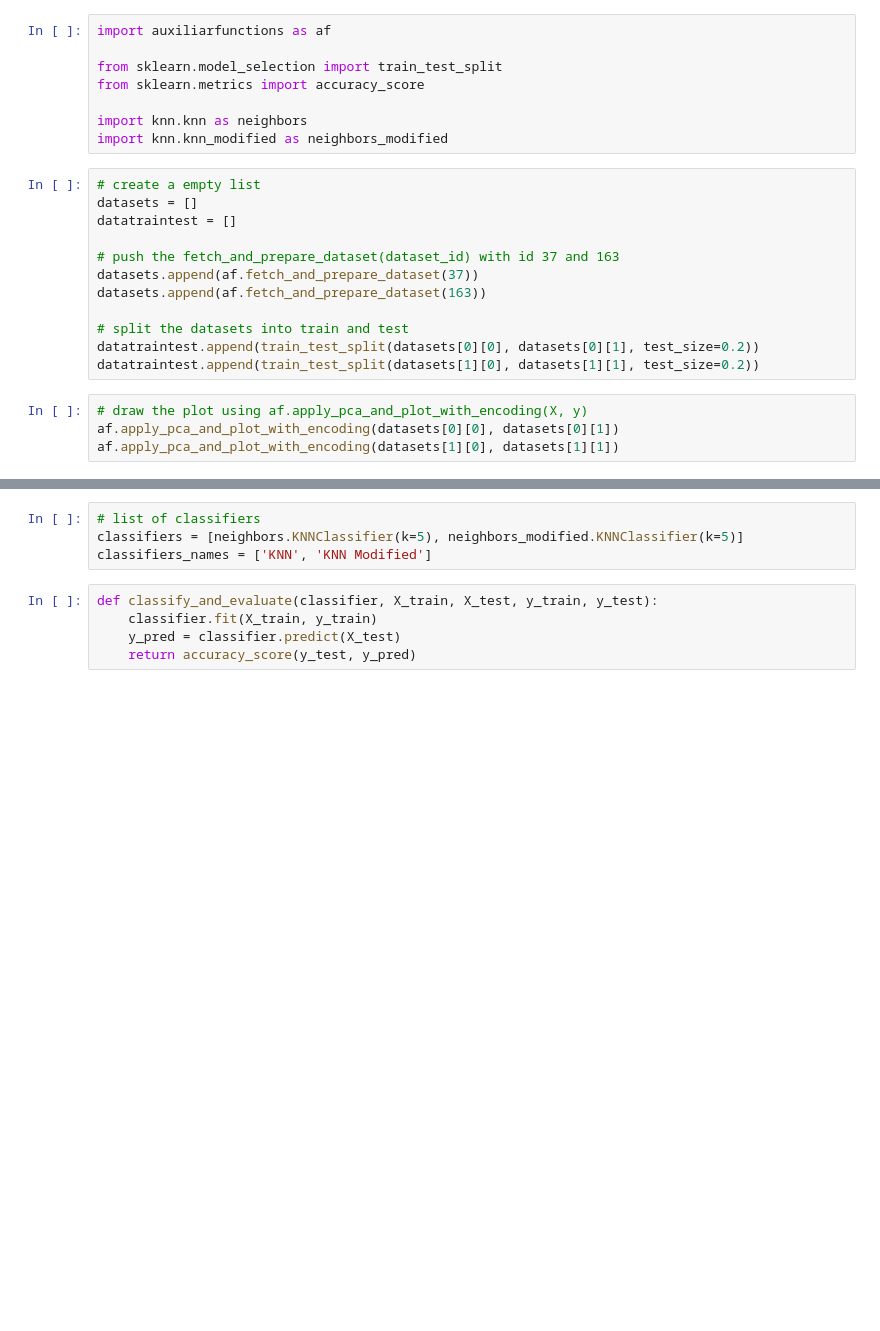
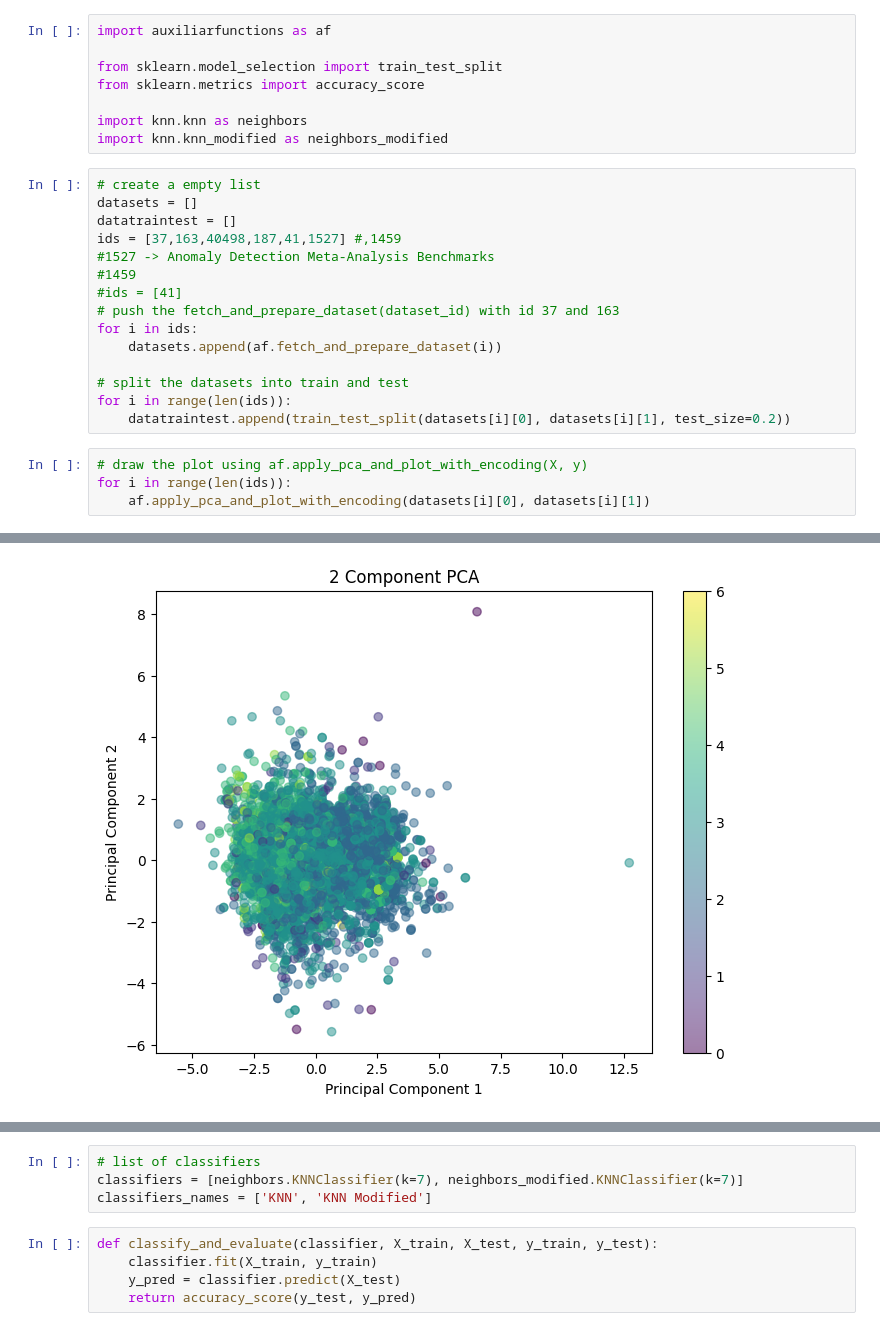
Before and after one commit to franciscoribeiro2003/KNN-NearestNeighbourVariation, a Jupyter notebook: Notebook.ipynb, the cells around one changed output, grey strips where cells are left out. Drawn from its saved outputs; the diff is of its cells as text; blank space fills up the shorter version.

```diff
--- a/Notebook.ipynb
+++ b/Notebook.ipynb
@@ -10,18 +10,22 @@ import knn.knn_modified as neighbors_modified
 # create a empty list
 datasets = []
 datatraintest = []
-
+ids = [37,163,40498,187,41,1527] #,1459
+#1527 -> Anomaly Detection Meta-Analysis Benchmarks
+#1459
+#ids = [41]
 # push the fetch_and_prepare_dataset(dataset_id) with id 37 and 163
-datasets.append(af.fetch_and_prepare_dataset(37))
-datasets.append(af.fetch_and_prepare_dataset(163))
+for i in ids:
+    datasets.append(af.fetch_and_prepare_dataset(i))
 
 # split the datasets into train and test
-datatraintest.append(train_test_split(datasets[0][0], datasets[0][1], test_size=0.2))
-datatraintest.append(train_test_split(datasets[1][0], datasets[1][1], test_size=0.2))
+for i in range(len(ids)):
+    datatraintest.append(train_test_split(datasets[i][0], datasets[i][1], test_size=0.2))
 # %%
 # draw the plot using af.apply_pca_and_plot_with_encoding(X, y)
-af.apply_pca_and_plot_with_encoding(datasets[0][0], datasets[0][1])
-af.apply_pca_and_plot_with_encoding(datasets[1][0], datasets[1][1])
+for i in range(len(ids)):
+    af.apply_pca_and_plot_with_encoding(datasets[i][0], datasets[i][1])
 # %% [output]
 [figure]
 [figure]
+[figure, added]
@@ -28,6 +35,6 @@ af.apply_pca_and_plot_with_encoding(datasets[1][0], datasets[1][1])
 # %%
 # list of classifiers
-classifiers = [neighbors.KNNClassifier(k=5), neighbors_modified.KNNClassifier(k=5)]
+classifiers = [neighbors.KNNClassifier(k=7), neighbors_modified.KNNClassifier(k=7)]
 classifiers_names = ['KNN', 'KNN Modified']
 # %%
 def classify_and_evaluate(classifier, X_train, X_test, y_train, y_test):
```
Also changed, not shown: parts of 2 cells of this notebook, 6 other files.
